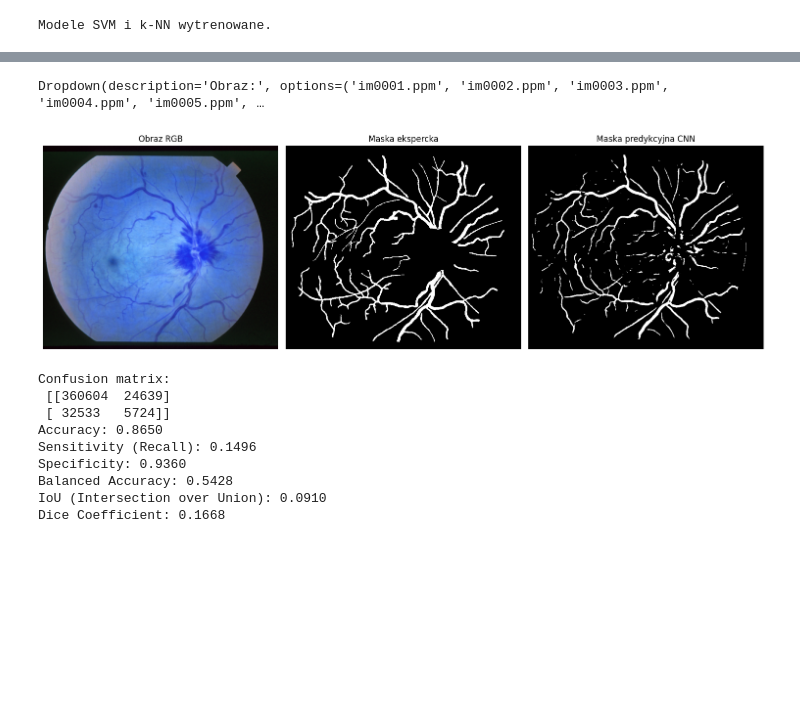
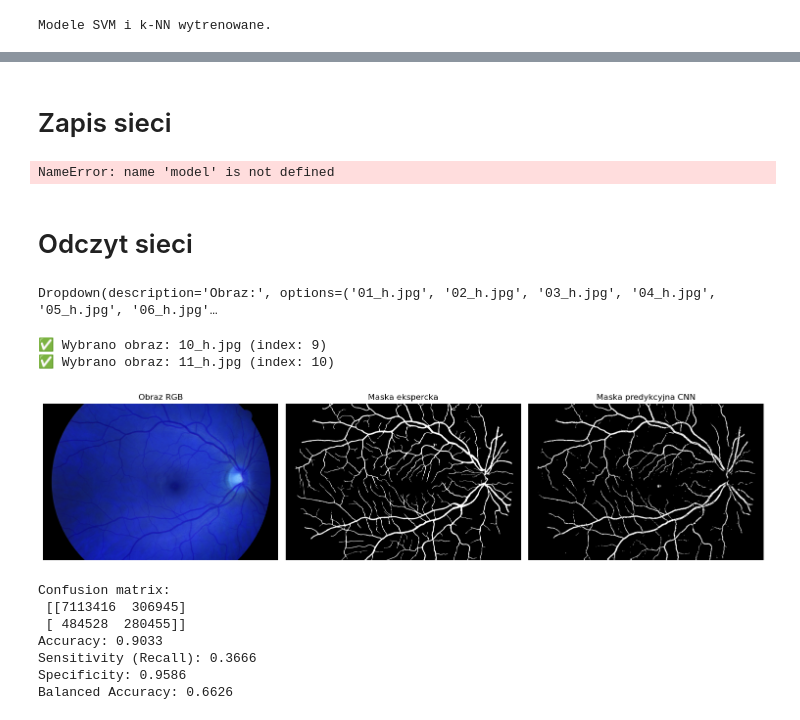
Before and after one commit to PMazi/Informatyka-w-Medycynie, a Jupyter notebook: main.ipynb, the cells around one changed output, grey strips where cells are left out. Cells and saved outputs as stored; diff of their text form; code cells hidden in the pictures; blank space fills up the shorter version.

```diff
--- a/main.ipynb
+++ b/main.ipynb
@@ -227,8 +272,8 @@ gray = rgb2gray(cv2.cvtColor(
 ))
 
 h, w = gray.shape
-step_test = 2
-positions, test_features, test_rows = [], [], []
+step_test = 5
+test_positions, test_features, test_rows = [], [], []
 
 for y in range(0, h - window_size + 1, step_test):
     for x in range(0, w - window_size + 1, step_test):
@@ -238,7 +283,7 @@ for y in range(0, h - window_size + 1, step_test):
         row = {"var": var, **{f"hu_{i}": hu[i] for i in range(7)}}
         test_rows.append(row)
         test_features.append(np.concatenate([[var], hu]))
-        positions.append((y, x))
+        test_positions.append((y, x))
 
 test_data = pd.DataFrame(test_rows)
 X_test_scaled = scaler.transform(np.array(test_data))
@@ -248,7 +293,7 @@ y_final = svm_model.predict(X_test_scaled)
 grid_h = (h - window_size) // step_test + 1
 grid_w = (w - window_size) // step_test + 1
 output_mask = np.zeros_like(gray, dtype=np.uint8)
-for idx, (y, x) in enumerate(positions):
+for idx, (y, x) in enumerate(test_positions):
     output_mask[y:y+window_size, x:x+window_size] = y_final[idx]
 
 # Wyświetlenie
@@ -303,7 +348,7 @@ Dice Coefficient: 0.3301
 y_final_knn = knn_model.predict(X_test_scaled)
 
 output_mask_knn = np.zeros_like(gray, dtype=np.uint8)
-for idx, (y, x) in enumerate(positions):
+for idx, (y, x) in enumerate(test_positions):
     output_mask_knn[y:y+window_size, x:x+window_size] = y_final_knn[idx]
 
 # Wyświetlenie
@@ -358,13 +405,13 @@ Balanced Accuracy: 0.6799
 images = []
 masks = []
 
-for i in range(1, 21):
-    images.append(cv2.imread(f"images/im000{i}.ppm"))
-    masks.append(cv2.imread(f"images/im000{i}.ah.ppm", cv2.IMREAD_GRAYSCALE))
+for i in range(1, 13):
+    images.append(cv2.imread(f"images2/{i:02d}_h.jpg"))
+    masks.append(cv2.imread(f"images2/{i:02d}_h.tif", cv2.IMREAD_GRAYSCALE))
 
 # Parametry patchy
-window_size = 15
-step = 2
+window_size = 20
+step = 10
 patches = []
 labels = []
 positions = []
@@ -477,6 +511,16 @@ Epoch 10/10
+# %% [markdown]
+# Zapis sieci
+# %%
+model.save("model.keras")
+# %% [output]
+NameError: name 'model' is not defined
+# %% [markdown]
+# Odczyt sieci
+# %%
+model = load_model("model.keras")
 # %%
 
-image_options = [f"im{i:04d}.ppm" for i in range(1, 21)]
+image_options = [f"{i:02d}_h.jpg" for i in range(1, 15)]
 selected_index = None
 
 # Obsługa wyboru
@@ -489,15 +533,17 @@ dropdown = Dropdown(options=image_options, description="Obraz:")
 dropdown.observe(on_image_selected, names='value')
 display(dropdown)
 # %% [output]
-Dropdown(description='Obraz:', options=('im0001.ppm', 'im0002.ppm', 'im0003.ppm', 'im0004.ppm', 'im0005.ppm', …
+Dropdown(description='Obraz:', options=('01_h.jpg', '02_h.jpg', '03_h.jpg', '04_h.jpg', '05_h.jpg', '06_h.jpg'…
+✅ Wybrano obraz: 10_h.jpg (index: 9)
+✅ Wybrano obraz: 11_h.jpg (index: 10)
 # %%
 from sklearn.metrics import classification_report, confusion_matrix
 
 if selected_index is None:
     print("Najpierw wybierz obraz z dropdowna.")
 else:
-    window_size = 15
-    step = 1
+    window_size = 20
+    step = 4
     image = images[selected_index]
     mask = (masks[selected_index] > 127).astype(np.uint8)
 
@@ -548,40 +594,38 @@ else:
 
     axes[1].imshow(mask, cmap='gray')
     axes[1].set_title("Maska ekspercka")
     axes[1].axis('off')
 
     axes[2].imshow(output_mask_pred, cmap='gray')
     axes[2].set_title("Maska predykcyjna CNN")
     axes[2].axis('off')
 
     plt.tight_layout()
     plt.show()
 
     # Oblicz metryki
     TP = np.logical_and(output_mask_pred == 1, mask == 1).sum()
     TN = np.logical_and(output_mask_pred == 0, mask == 0).sum()
     FP = np.logical_and(output_mask_pred == 1, mask == 0).sum()
     FN = np.logical_and(output_mask_pred == 0, mask == 1).sum()
 
     accuracy = (TP + TN) / (TP + TN + FP + FN)
     sensitivity = TP / (TP + FN) if (TP + FN) != 0 else 0
     specificity = TN / (TN + FP) if (TN + FP) != 0 else 0
     balanced_accuracy = (sensitivity + specificity) / 2
     cm = confusion_matrix(mask.flatten(), output_mask_pred.flatten())
 
     print("Confusion matrix:\n", cm)
     print(f"Accuracy: {accuracy:.4f}")
     print(f"Sensitivity (Recall): {sensitivity:.4f}")
     print(f"Specificity: {specificity:.4f}")
     print(f"Balanced Accuracy: {balanced_accuracy:.4f}")
 # %% [output]
-[figure, old version]
+[figure, new version]
 Confusion matrix:
- [[360604  24639]
- [ 32533   5724]]
-Accuracy: 0.8650
-Sensitivity (Recall): 0.1496
-Specificity: 0.9360
-Balanced Accuracy: 0.5428
-IoU (Intersection over Union): 0.0910
-Dice Coefficient: 0.1668
+ [[7113416  306945]
+ [ 484528  280455]]
+Accuracy: 0.9033
+Sensitivity (Recall): 0.3666
+Specificity: 0.9586
+Balanced Accuracy: 0.6626
```
Also changed, not shown: parts of 19 cells of this notebook, 33 other files.
